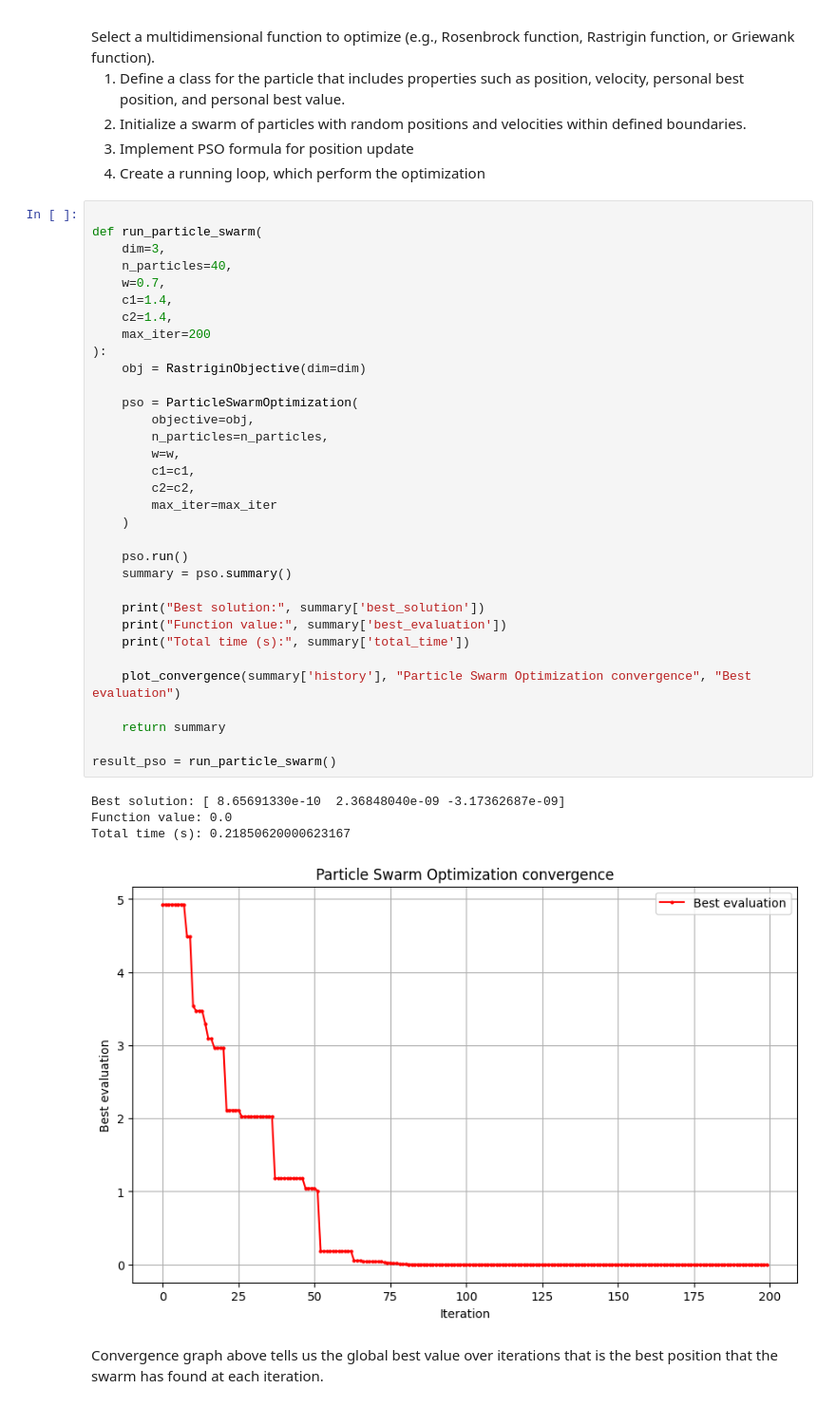
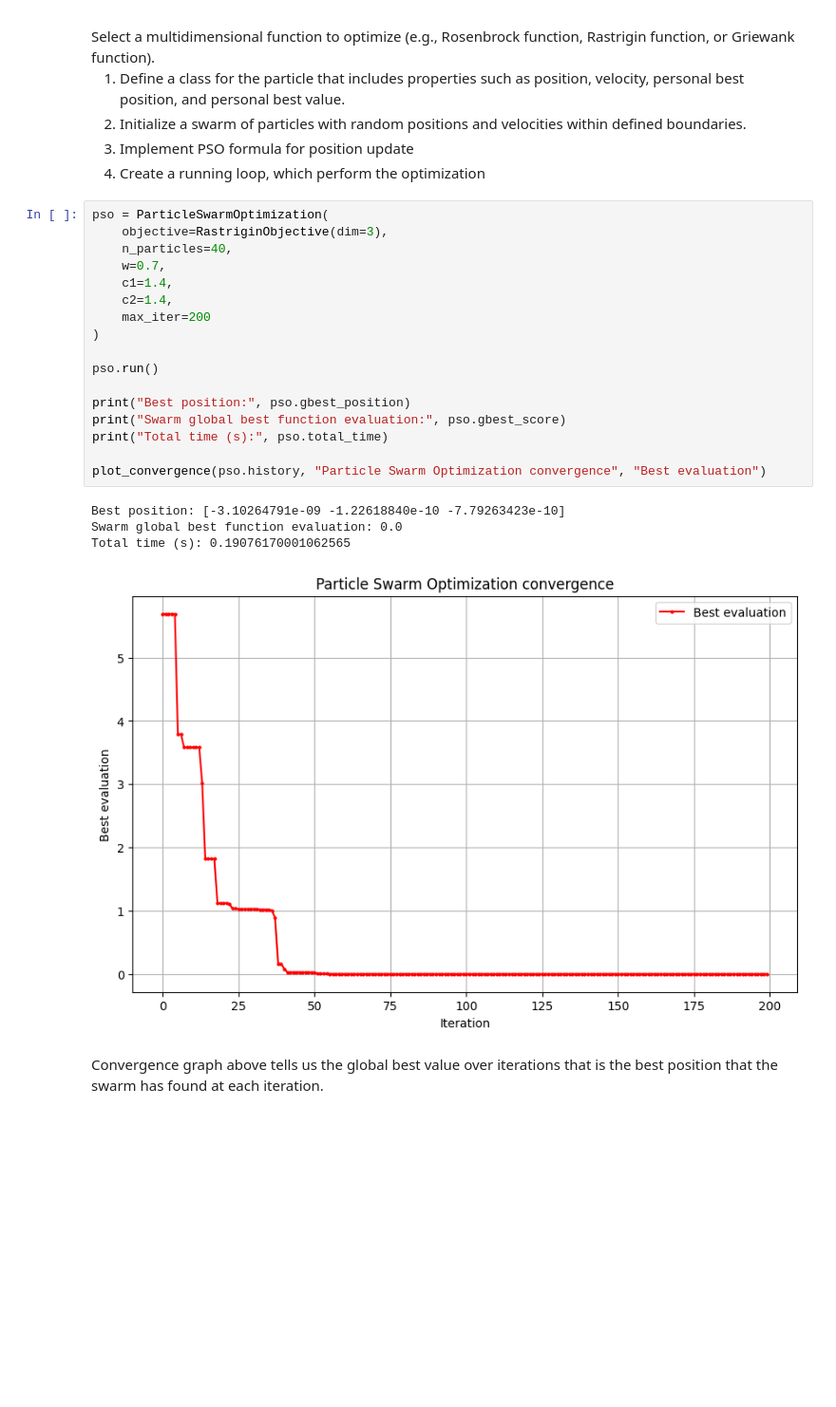
Before and after one commit to MarioSomodi/Optimization-Algorithms, a Jupyter notebook: OABOEC_Project_Mario_Somodi.ipynb, the cells around one changed output. Shown at 95% size. Cells and saved outputs as stored; diff of their text form; blank space fills up the shorter version.

```diff
--- a/OABOEC_Project_Mario_Somodi.ipynb
+++ b/OABOEC_Project_Mario_Somodi.ipynb
@@ -439,43 +465,27 @@ Select a multidimensional function to optimize (e.g., Rosenbrock function, Rastr
 3.  Implement PSO formula for position update
 4.  Create a running loop, which perform the optimization
 # %%
-
-def run_particle_swarm(
-    dim=3,
+pso = ParticleSwarmOptimization(
+    objective=RastriginObjective(dim=3),
     n_particles=40,
     w=0.7,
     c1=1.4,
     c2=1.4,
     max_iter=200
-):
-    obj = RastriginObjective(dim=dim)
+)
 
-    pso = ParticleSwarmOptimization(
-        objective=obj,
-        n_particles=n_particles,
-        w=w,
-        c1=c1,
-        c2=c2,
-        max_iter=max_iter
-    )
+pso.run()
 
-    pso.run()
-    summary = pso.summary()
+print("Best position:", pso.gbest_position)
+print("Swarm global best function evaluation:", pso.gbest_score)
+print("Total time (s):", pso.total_time)
 
-    print("Best solution:", summary['best_solution'])
-    print("Function value:", summary['best_evaluation'])
-    print("Total time (s):", summary['total_time'])
-
-    plot_convergence(summary['history'], "Particle Swarm Optimization convergence", "Best evaluation")
-
-    return summary
-
-result_pso = run_particle_swarm()
+plot_convergence(pso.history, "Particle Swarm Optimization convergence", "Best evaluation")
 # %% [output]
-Best solution: [ 8.65691330e-10  2.36848040e-09 -3.17362687e-09]
-Function value: 0.0
-Total time (s): 0.21850620000623167
+Best position: [-3.10264791e-09 -1.22618840e-10 -7.79263423e-10]
+Swarm global best function evaluation: 0.0
+Total time (s): 0.19076170001062565
-[figure, old version]
+[figure, new version]
 # %% [markdown]
 Convergence graph above tells us the global best value over iterations that is the best position that the swarm has found at each iteration.
 # %% [markdown]
```
Also changed, not shown: parts of 16 cells of this notebook, 2 other files.
